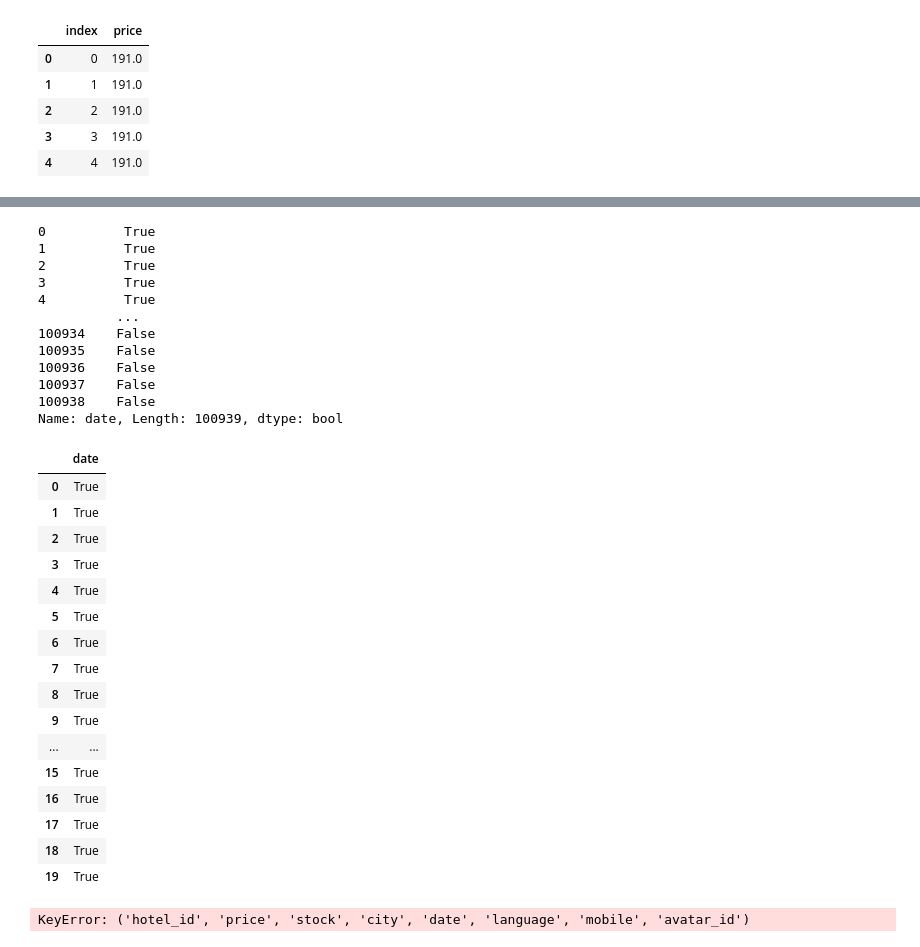
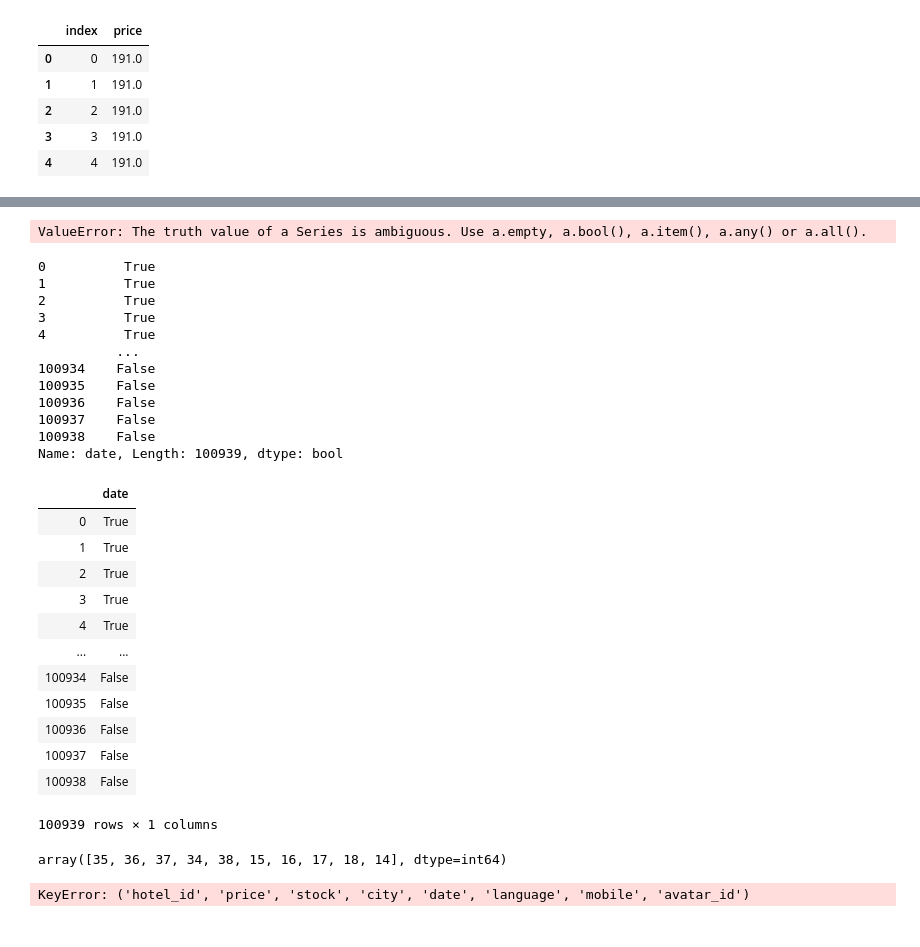
Before and after one commit to EliseBcl/D-fi_IA_2023, a Jupyter notebook: tutoriel-d-fi-ia-2023.ipynb, the cells around one changed output, grey strips where cells are left out. Cells and saved outputs as stored; diff of their text form; code cells hidden in the pictures.

Commit message:
2nd requests 25/10/22

```diff
--- a/tutoriel-d-fi-ia-2023.ipynb
+++ b/tutoriel-d-fi-ia-2023.ipynb
@@ -420,39 +457,44 @@ requests = pd.read_csv('matrix_merge.csv')
+# %%
+for i in requests['name'].unique() :
+        print(requests['date'])
+# %% [output]
+ValueError: The truth value of a Series is ambiguous. Use a.empty, a.bool(), a.item(), a.any() or a.all().
 # %%
 inf30 = requests['date']>30
 sup40 = requests['date']<40
 display(inf30)
 andd = pd.DataFrame(inf30*sup40)
-andd[]
+andd
 # %% [output]
 0          True
 1          True
 2          True
 3          True
 4          True
           ...
 100934    False
 100935    False
 100936    False
 100937    False
 100938    False
 Name: date, Length: 100939, dtype: bool
 |  | date |
 | 0 | True |
 | 1 | True |
 | 2 | True |
 | 3 | True |
 | 4 | True |
-| 5 | True |
-| 6 | True |
-| 7 | True |
-| 8 | True |
-| 9 | True |
 | ... | ... |
-| 15 | True |
-| 16 | True |
-| 17 | True |
-| 18 | True |
-| 19 | True |
+| 100934 | False |
+| 100935 | False |
+| 100936 | False |
+| 100937 | False |
+| 100938 | False |
+100939 rows × 1 columns
+# %%
+requests['date'].unique()
+# %% [output]
+array([35, 36, 37, 34, 38, 15, 16, 17, 18, 14], dtype=int64)
 # %%
 new_requests = pd.DataFrame(requests['hotel_id', 'price', 'stock', 'city', 'date', 'language', 'mobile', 'avatar_id'])
 # %% [output]
```
Also changed, not shown: parts of 23 cells of this notebook, 4 other files.
